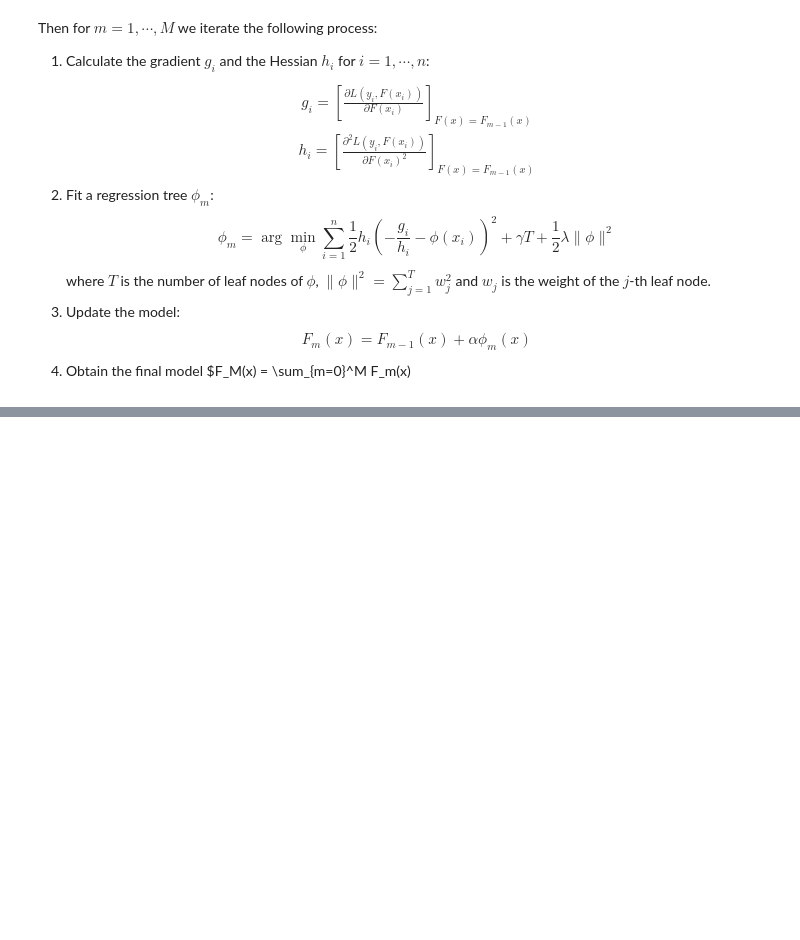
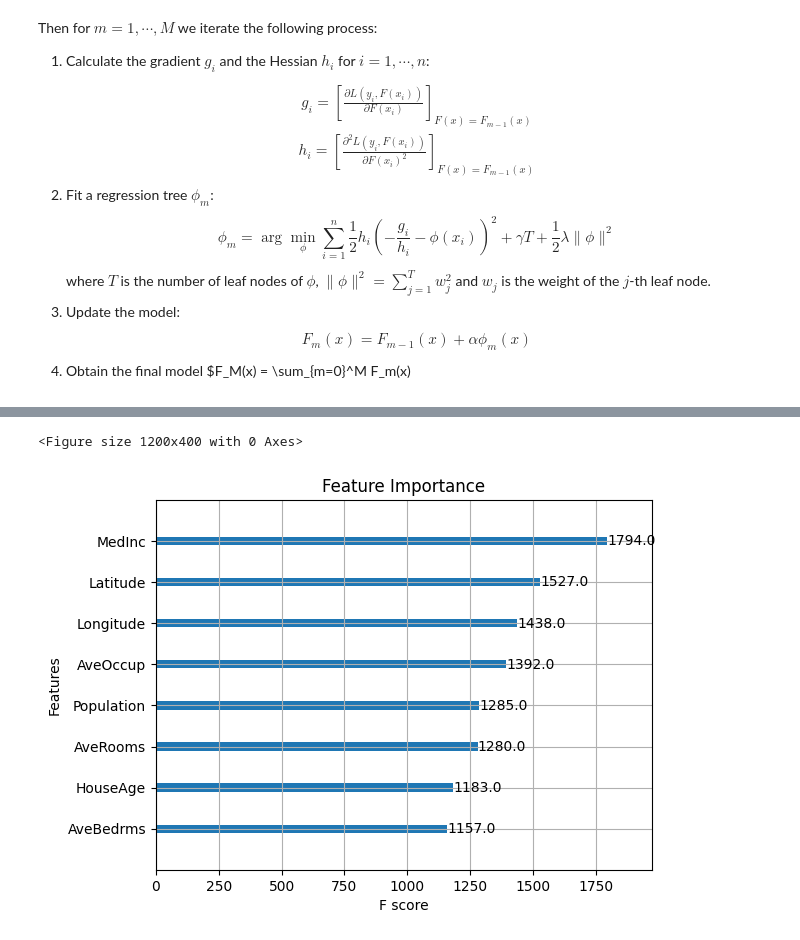
Before and after one commit to fredjeong/notes, a Jupyter notebook: machine-learning/supervised-learning/ensemble/XGBoost.ipynb, the cells around one changed output, grey strips where cells are left out. Saved outputs shown, nothing was run; the diff lists cells and outputs as text; code cells hidden in the pictures; blank space fills up the shorter version.

```diff
--- a/machine-learning/supervised-learning/ensemble/XGBoost.ipynb
+++ b/machine-learning/supervised-learning/ensemble/XGBoost.ipynb
@@ -279,0 +163,6 @@ plt.show()
+# %%
+# Apply log transformation to the target variable as the distribution is skewed to the right
+y = np.log(y)
+
+# Train-test split
+X_train, X_test, y_train, y_test = train_test_split(X_df, y, test_size=0.2, random_state=42)
@@ -279,0 +182,9 @@ plt.show()
+# %%
+fig = plt.figure(figsize = (12, 4))
+
+xgb.plot_importance(model)
+plt.title("Feature Importance")
+plt.show()
+# %% [output]
+<Figure size 1200x400 with 0 Axes>
+[figure, added]
```
Also changed, not shown: parts of 8 cells of this notebook, 1 other file.
